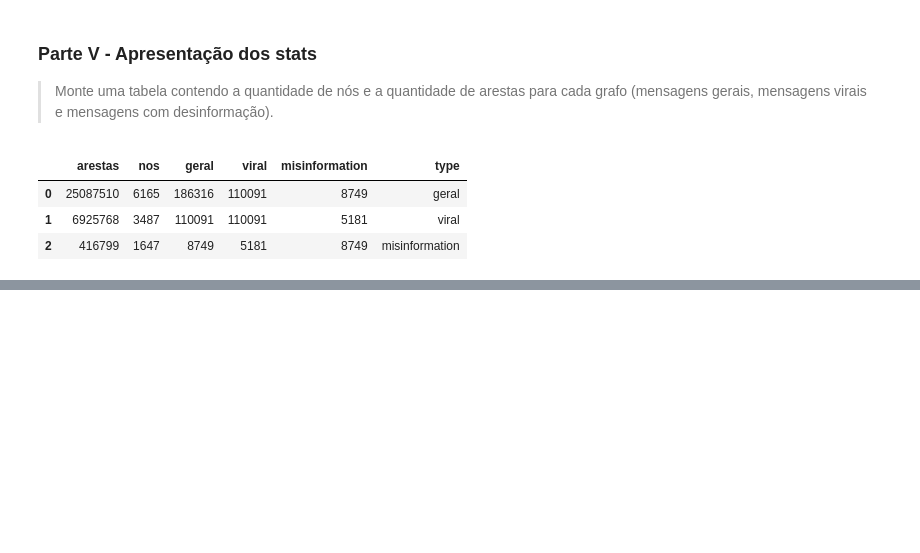
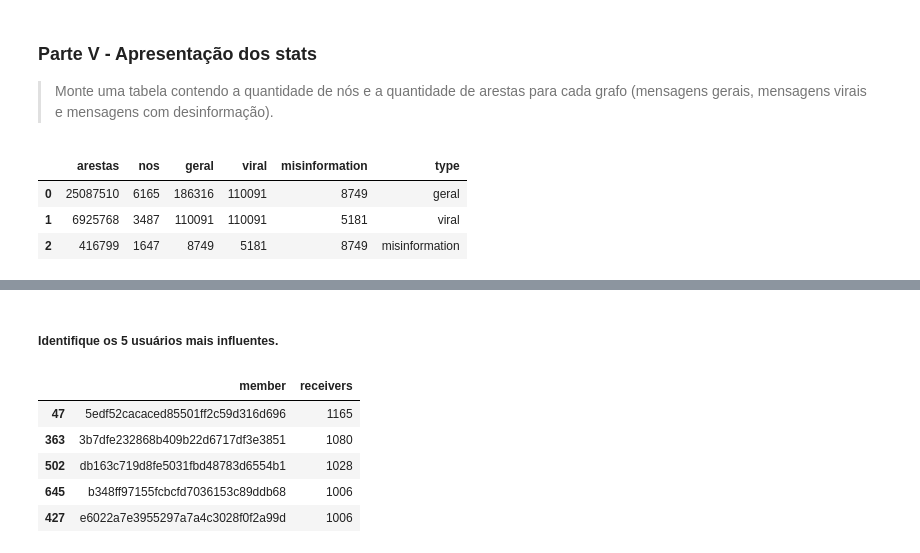
Before and after one commit to vauxgomes/ufc-ckp7477, a Jupyter notebook: lista-1/main.ipynb, the cells around one changed output, grey strips where cells are left out. Saved outputs shown, nothing was run; the diff lists cells and outputs as text; code cells hidden in the pictures; blank space fills up the shorter version.

```diff
--- a/lista-1/main.ipynb
+++ b/lista-1/main.ipynb
@@ -449,0 +544,12 @@ pd.DataFrame([geral['stats'], viral['stats'], misinformation['stats']])
+# %% [markdown]
+##### Identifique os 5 usuários mais influentes.
+# %%
+# Os usuários que mandam mensagens para o maior número de pessoas
+dfstats.sort_values(by='receivers', ascending=False)[['member', 'receivers']].head(5)
+# %% [output]
+|  | member | receivers |
+| 47 | 5edf52cacaced85501ff2c59d316d696 | 1165 |
+| 363 | 3b7dfe232868b409b22d6717df3e3851 | 1080 |
+| 502 | db163c719d8fe5031fbd48783d6554b1 | 1028 |
+| 645 | b348ff97155fcbcfd7036153c89ddb68 | 1006 |
+| 427 | e6022a7e3955297a7a4c3028f0f2a99d | 1006 |
```
Also changed, not shown: parts of 16 cells of this notebook.
